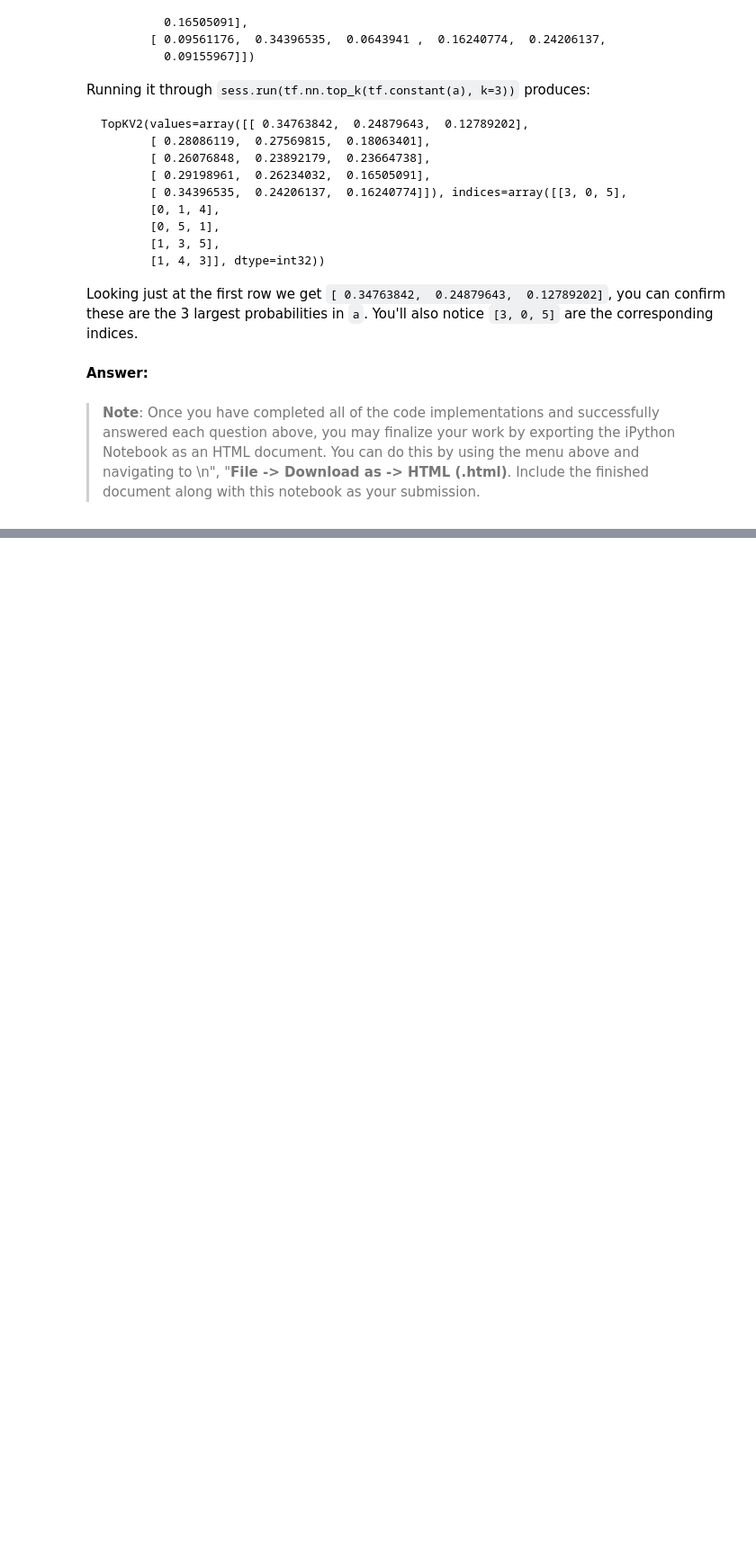
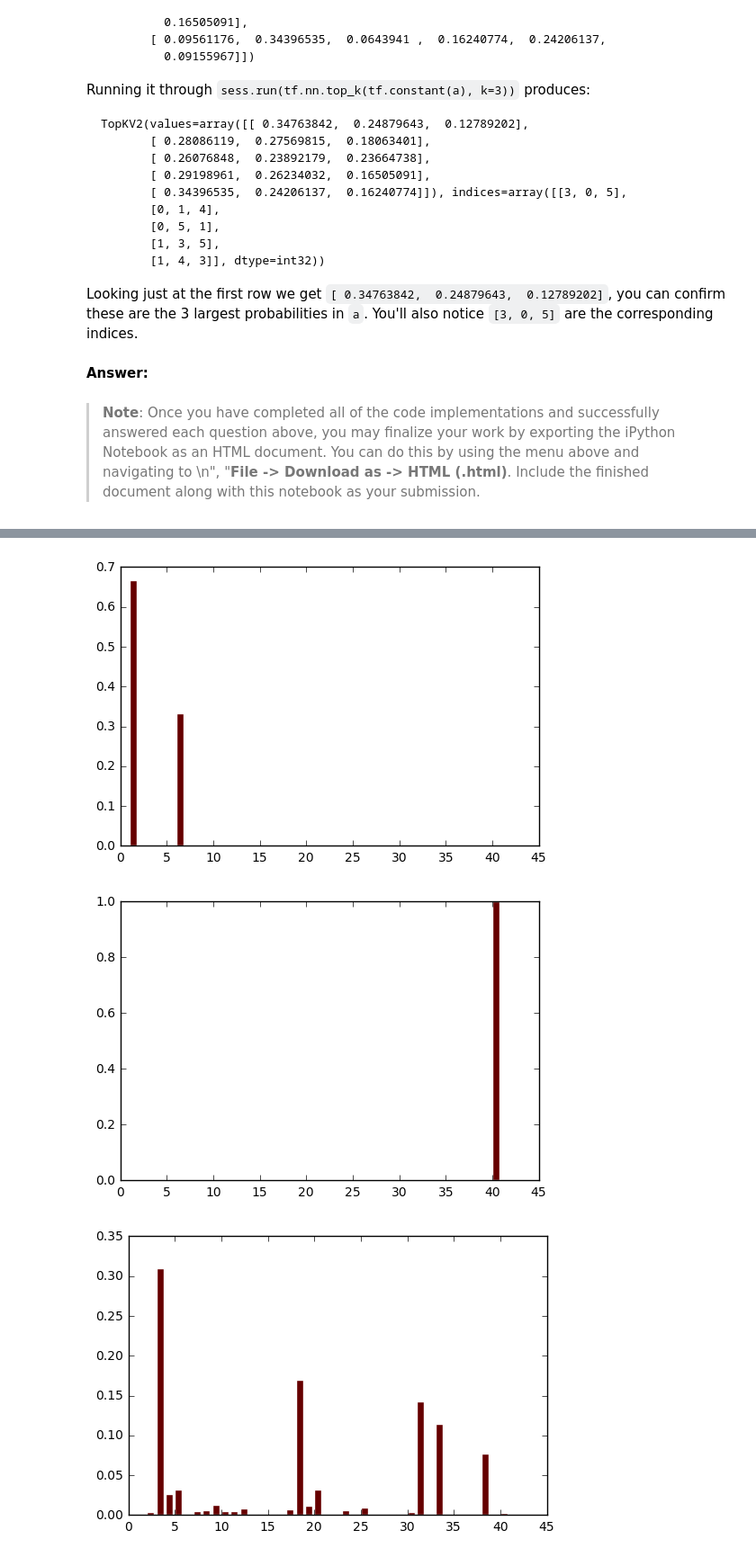
Before and after one commit to mathieu-wang/CarND-Traffic-Sign-Classifier-Project, a Jupyter notebook: Traffic_Sign_Classifier.ipynb, the cells around one changed output, grey strips where cells are left out. Shown at 90% size. Saved outputs shown, nothing was run; the diff lists cells and outputs as text; code cells hidden in the pictures; blank space fills up the shorter version.

Commit message:
Add more visualization and discussion for softmax probs

```diff
--- a/Traffic_Sign_Classifier.ipynb
+++ b/Traffic_Sign_Classifier.ipynb
@@ -627,14 +625,16 @@ _Choose five candidate images of traffic signs and provide them in the report. A
 # %% [markdown]
 The slippery road and tractor signs were not in the training dataset, therefore we expect them to be classified as some other signs with low confidence.
 # %%
+softmax_probs = tf.nn.softmax(logits)
+
 sess = tf.Session()
-new_saver = tf.train.import_meta_graph('lenet4.meta')
+new_saver = tf.train.import_meta_graph('lenet8.meta')
 new_saver.restore(sess, tf.train.latest_checkpoint('./'))
 # all_vars = tf.trainable_variables()
 # for v in all_vars:
 #     print(v.name, v.eval)
 
-predictions = sess.run(logits, feed_dict={features: processed_imgs})
+predictions = sess.run(softmax_probs, feed_dict={features: processed_imgs})
 
 test_loss, test_acc = eval_data(X_test_processed, y_test_processed)
 
@@ -745,0 +746,10 @@ The top predictions are:
+# %%
+X = np.arange(n_classes)
+
+for pred in predictions:
+    plt.bar(X, pred, facecolor='#660000', edgecolor='white')
+    plt.show()
+# %% [output]
+[figure, added]
+[figure, added]
+[figure, added]
```
Also changed, not shown: parts of 7 cells of this notebook.
